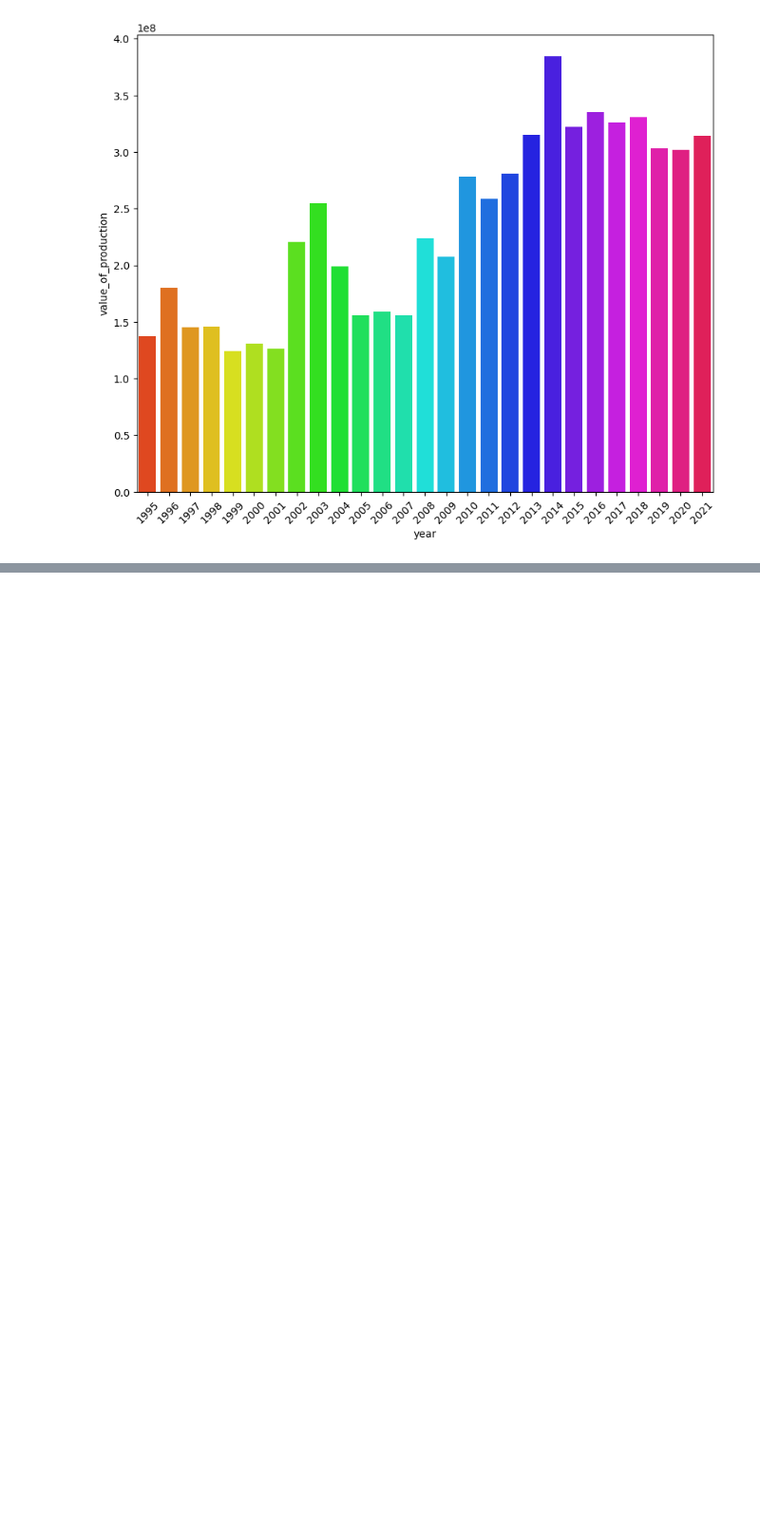
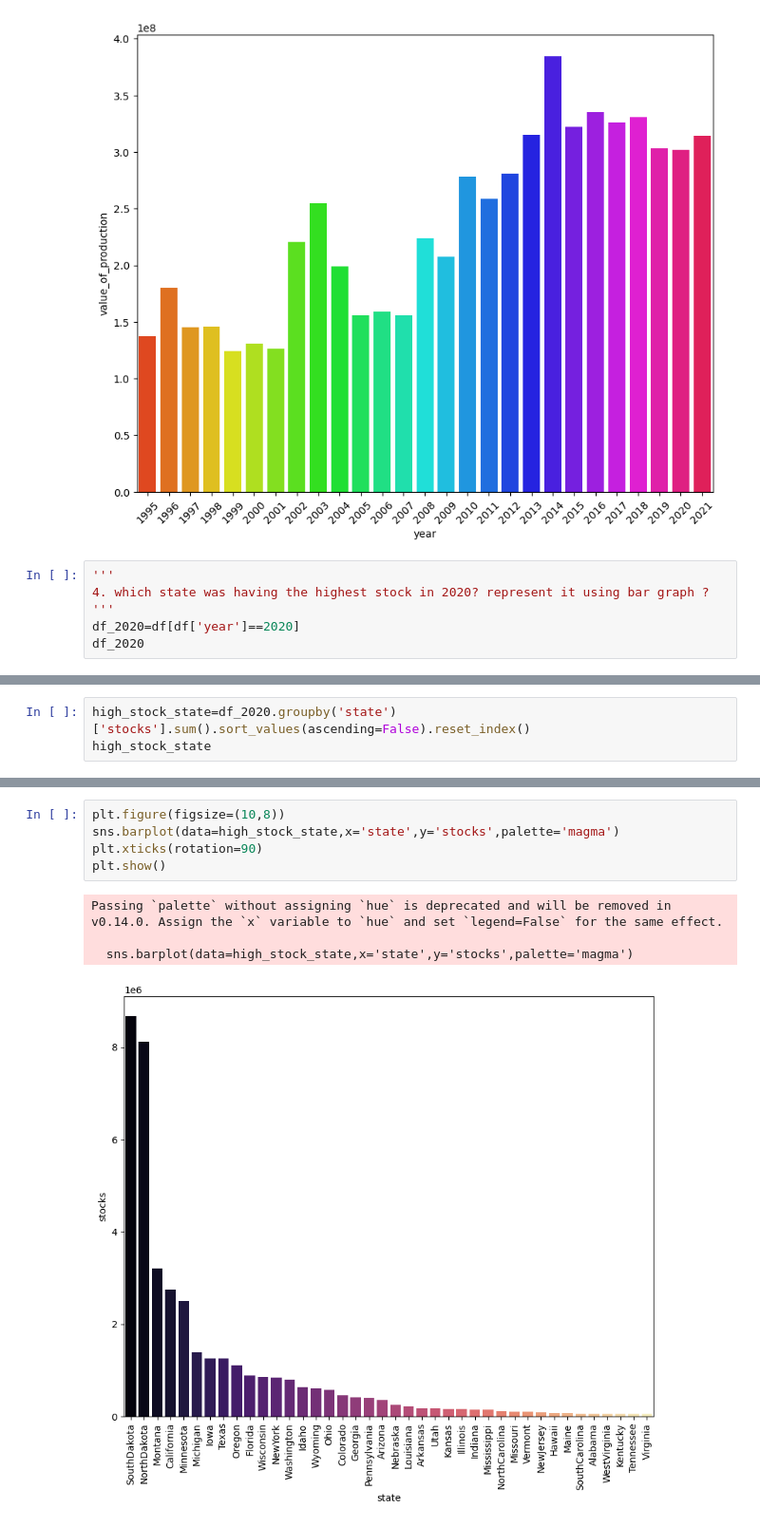
Before and after one commit to sandip2810-bhp/Case-Study, a Jupyter notebook: US_Honey.ipynb, the cells around one changed output, grey strips where cells are left out. Shown at 95% size. Cells and saved outputs as stored; diff of their text form; blank space fills up the shorter version.

```diff
--- a/US_Honey.ipynb
+++ b/US_Honey.ipynb
@@ -196,3 +196,9 @@ Passing `palette` without assigning `hue` is deprecated and will be removed in v
 
   sns.barplot(data=high_profit,x='year',y='value_of_production',palette='hsv')
 [figure]
+# %%
+'''
+4. which state was having the highest stock in 2020? represent it using bar graph ?
+'''
+df_2020=df[df['year']==2020]
+df_2020
@@ -198,0 +223,3 @@ Passing `palette` without assigning `hue` is deprecated and will be removed in v
+# %%
+high_stock_state=df_2020.groupby('state')['stocks'].sum().sort_values(ascending=False).reset_index()
+high_stock_state
@@ -198,0 +244,10 @@ Passing `palette` without assigning `hue` is deprecated and will be removed in v
+# %%
+plt.figure(figsize=(10,8))
+sns.barplot(data=high_stock_state,x='state',y='stocks',palette='magma')
+plt.xticks(rotation=90)
+plt.show()
+# %% [output]
+Passing `palette` without assigning `hue` is deprecated and will be removed in v0.14.0. Assign the `x` variable to `hue` and set `legend=False` for the same effect.
+
+  sns.barplot(data=high_stock_state,x='state',y='stocks',palette='magma')
+[figure, added]
```
Also changed, not shown: parts of 14 cells of this notebook.
